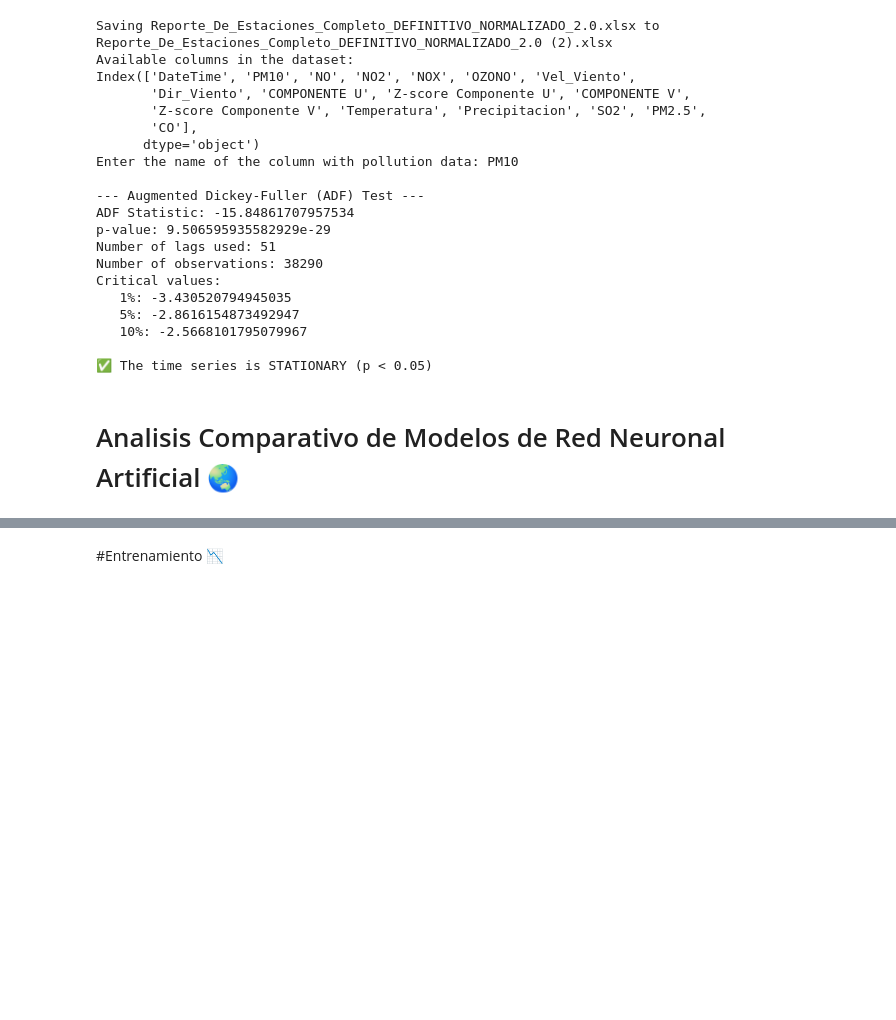
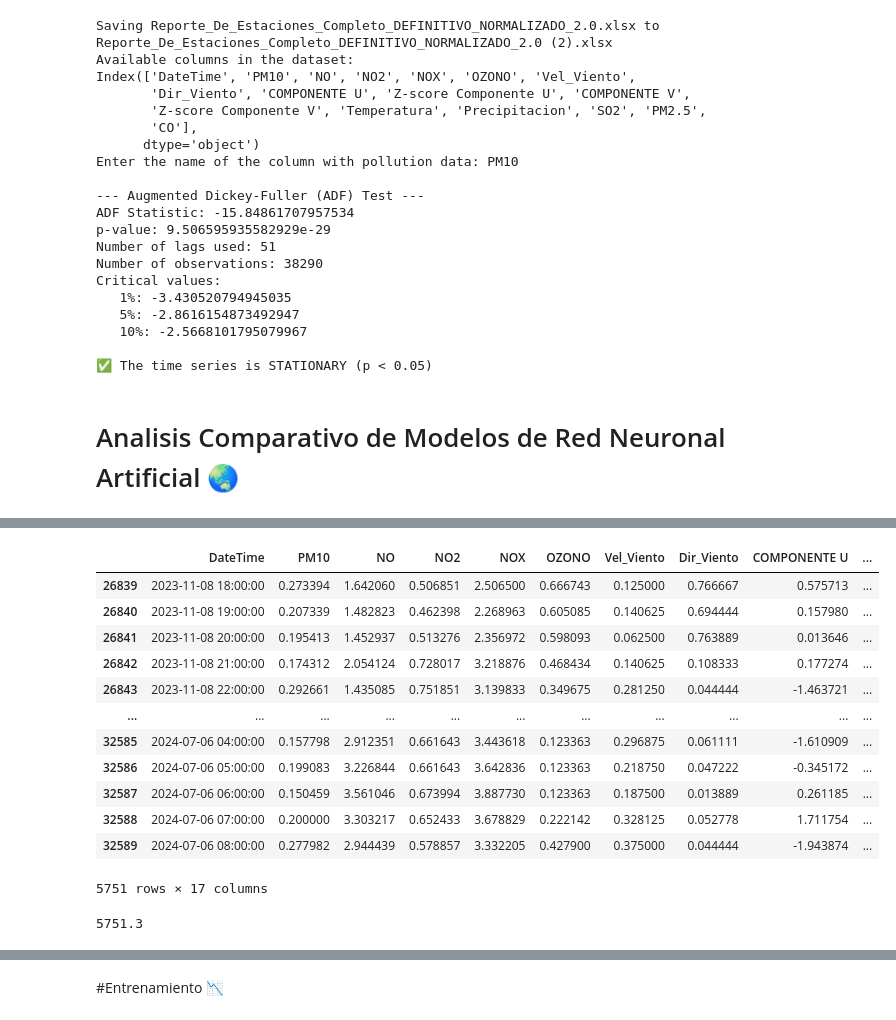
Before and after one commit to DYNAMO12345/ATmega328P-PU, a Jupyter notebook: Implementación_de_Redes_Neuronales_Artificiales_(RNA)_para_la_Predicción_de_Contaminación_del_Aire_1_0.ipynb, the cells around one changed output, grey strips where cells are left out. Saved outputs shown, nothing was run; the diff lists cells and outputs as text; code cells hidden in the pictures; blank space fills up the shorter version.

```diff
--- a/Implementación_de_Redes_Neuronales_Artificiales_(RNA)_para_la_Predicción_de_Contaminación_del_Aire_1_0.ipynb
+++ b/Implementación_de_Redes_Neuronales_Artificiales_(RNA)_para_la_Predicción_de_Contaminación_del_Aire_1_0.ipynb
@@ -813,0 +945,20 @@ Critical values:
+# %%
+val_set
+# %% [output]
+|  | DateTime | PM10 | NO | NO2 | NOX | OZONO | Vel_Viento | Dir_Viento | COMPONENTE U | ... |
+| 26839 | 2023-11-08 18:00:00 | 0.273394 | 1.642060 | 0.506851 | 2.506500 | 0.666743 | 0.125000 | 0.766667 | 0.575713 | ... |
+| 26840 | 2023-11-08 19:00:00 | 0.207339 | 1.482823 | 0.462398 | 2.268963 | 0.605085 | 0.140625 | 0.694444 | 0.157980 | ... |
+| 26841 | 2023-11-08 20:00:00 | 0.195413 | 1.452937 | 0.513276 | 2.356972 | 0.598093 | 0.062500 | 0.763889 | 0.013646 | ... |
+| 26842 | 2023-11-08 21:00:00 | 0.174312 | 2.054124 | 0.728017 | 3.218876 | 0.468434 | 0.140625 | 0.108333 | 0.177274 | ... |
+| 26843 | 2023-11-08 22:00:00 | 0.292661 | 1.435085 | 0.751851 | 3.139833 | 0.349675 | 0.281250 | 0.044444 | -1.463721 | ... |
+| ... | ... | ... | ... | ... | ... | ... | ... | ... | ... | ... |
+| 32585 | 2024-07-06 04:00:00 | 0.157798 | 2.912351 | 0.661643 | 3.443618 | 0.123363 | 0.296875 | 0.061111 | -1.610909 | ... |
+| 32586 | 2024-07-06 05:00:00 | 0.199083 | 3.226844 | 0.661643 | 3.642836 | 0.123363 | 0.218750 | 0.047222 | -0.345172 | ... |
+| 32587 | 2024-07-06 06:00:00 | 0.150459 | 3.561046 | 0.673994 | 3.887730 | 0.123363 | 0.187500 | 0.013889 | 0.261185 | ... |
+| 32588 | 2024-07-06 07:00:00 | 0.200000 | 3.303217 | 0.652433 | 3.678829 | 0.222142 | 0.328125 | 0.052778 | 1.711754 | ... |
+| 32589 | 2024-07-06 08:00:00 | 0.277982 | 2.944439 | 0.578857 | 3.332205 | 0.427900 | 0.375000 | 0.044444 | -1.943874 | ... |
+5751 rows × 17 columns
+# %%
+38342*0.15 #Cantidad de datos de Conjuntos de Validacion y Pruebas
+# %% [output]
+5751.3
```
Also changed, not shown: parts of 20 cells of this notebook.
